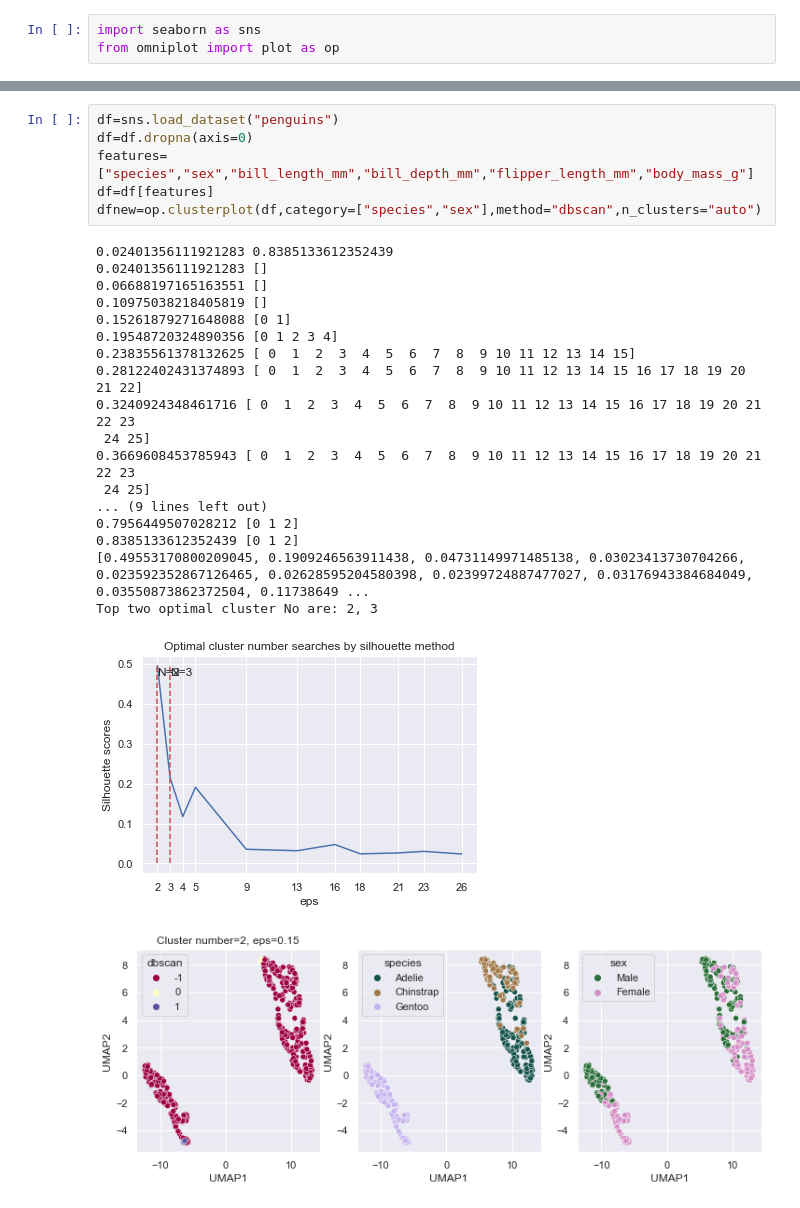
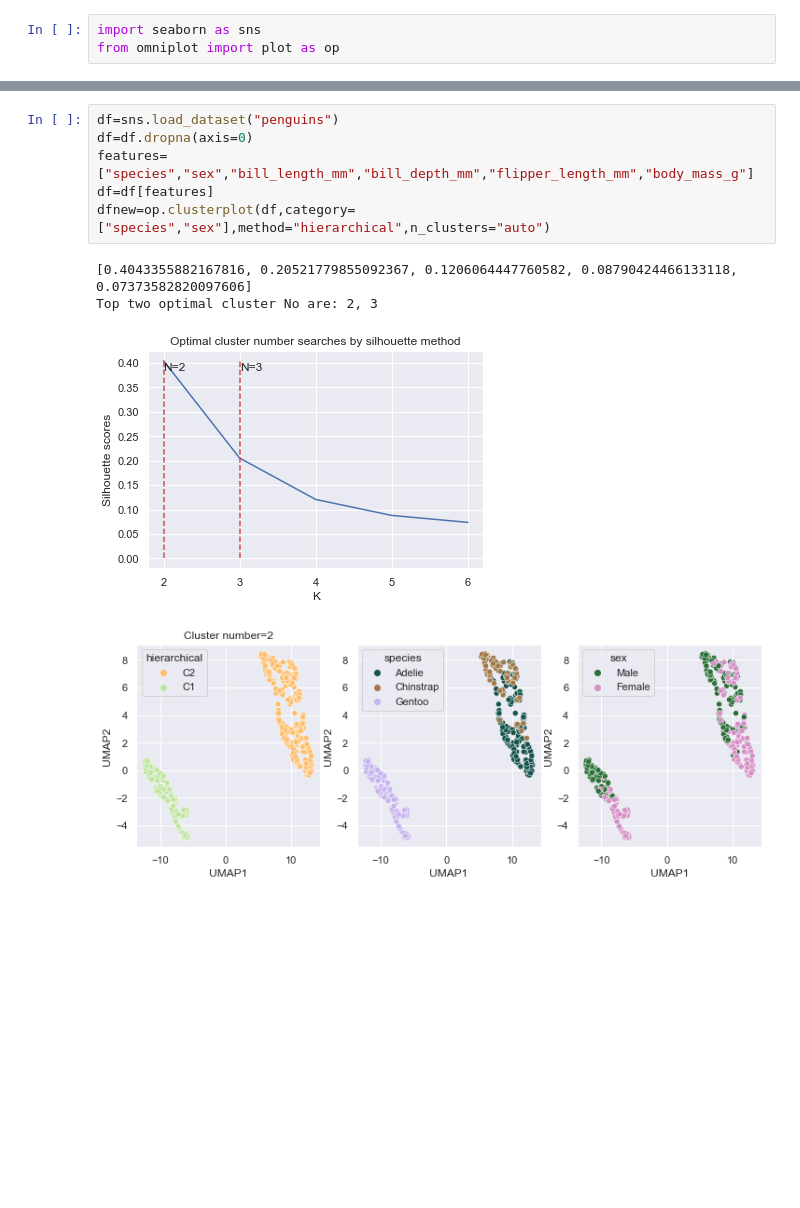
Before and after one commit to koonimaru/omniplot, a Jupyter notebook: ipynb/clusteringplot.ipynb, the cells around one changed output, grey strips where cells are left out. Drawn from its saved outputs; the diff is of its cells as text; blank space fills up the shorter version.

```diff
--- a/ipynb/clusteringplot.ipynb
+++ b/ipynb/clusteringplot.ipynb
@@ -15,26 +15,11 @@ Top two optimal cluster No are: 2, 3
 # %%
 df=sns.load_dataset("penguins")
 df=df.dropna(axis=0)
 features=["species","sex","bill_length_mm","bill_depth_mm","flipper_length_mm","body_mass_g"]
 df=df[features]
-dfnew=op.clusterplot(df,category=["species","sex"],method="dbscan",n_clusters="auto")
+dfnew=op.clusterplot(df,category=["species","sex"],method="hierarchical",n_clusters="auto")
 # %% [output]
-0.02401356111921283 0.8385133612352439
-0.02401356111921283 []
-0.06688197165163551 []
-0.10975038218405819 []
-0.15261879271648088 [0 1]
-0.19548720324890356 [0 1 2 3 4]
-0.23835561378132625 [ 0  1  2  3  4  5  6  7  8  9 10 11 12 13 14 15]
-0.28122402431374893 [ 0  1  2  3  4  5  6  7  8  9 10 11 12 13 14 15 16 17 18 19 20 21 22]
-0.3240924348461716 [ 0  1  2  3  4  5  6  7  8  9 10 11 12 13 14 15 16 17 18 19 20 21 22 23
- 24 25]
-0.3669608453785943 [ 0  1  2  3  4  5  6  7  8  9 10 11 12 13 14 15 16 17 18 19 20 21 22 23
- 24 25]
-... (9 lines left out)
-0.7956449507028212 [0 1 2]
-0.8385133612352439 [0 1 2]
-[0.49553170800209045, 0.1909246563911438, 0.04731149971485138, 0.03023413730704266, 0.023592352867126465, 0.02628595204580398, 0.02399724887477027, 0.03176943384684049, 0.03550873862372504, 0.11738649 ...
+[0.4043355882167816, 0.20521779855092367, 0.1206064447760582, 0.08790424466133118, 0.07373582820097606]
 Top two optimal cluster No are: 2, 3
-[figure, old version]
+[figure, new version]
-[figure, old version]
+[figure, new version]
```
Also changed, not shown: parts of 2 cells of this notebook, 10 other files.
